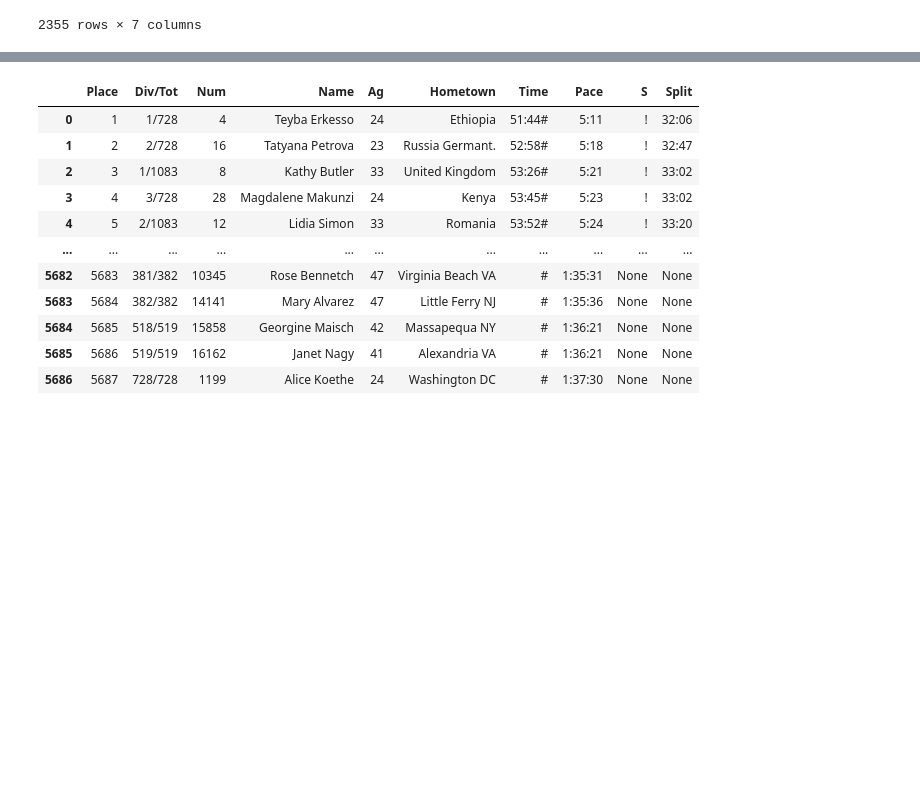
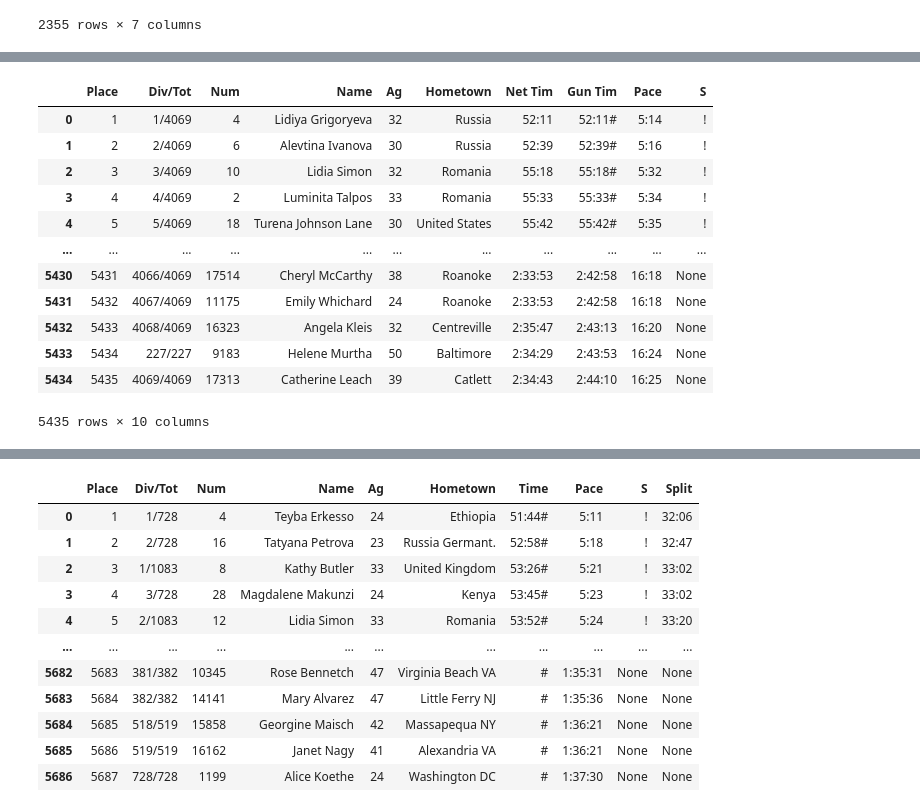
Before and after one commit to mjwolfe91/QTW-CaseStudy2, a Jupyter notebook: QTW_CaseStudy2.ipynb, the cells around one changed output, grey strips where cells are left out. Saved outputs shown, nothing was run; the diff lists cells and outputs as text; code cells hidden in the pictures; blank space fills up the shorter version.

```diff
--- a/QTW_CaseStudy2.ipynb
+++ b/QTW_CaseStudy2.ipynb
@@ -412,0 +642,40 @@ UnicodeDecodeError: 'utf-8' codec can't decode byte 0xe9 in position 825609: inv
+# %%
+import urllib.request
+from bs4 import BeautifulSoup
+import pandas as pd
+import re
+
+def scrape2006(URL):
+    response = urllib.request.urlopen(URL)
+    html = response.read().decode('utf-8')
+    soup = BeautifulSoup(html, "lxml")
+    table = soup.find("pre").find(text=True)
+    raw_rows = [x.strip() for x in table.split('\n')]
+    table_cols = raw_rows[6].split()
+    table_cols[6] = table_cols[6] + ' ' + table_cols[7]
+    table_cols[8] = table_cols[8] + ' ' + table_cols[9]
+    table_cols.remove("Tim")
+    table_cols.remove("Tim")
+    parsed_rows = []
+    for row in raw_rows[8:(8+5435)]:
+        parsed = re.split(r'\s{2,}|(?<=[0-9])\s', row)
+        parsed_rows.append(parsed)
+    df = pd.DataFrame(parsed_rows, columns = table_cols)
+    return df
+
+f2006 = scrape2006(f_urls[7])
+f2006
+# %% [output]
+|  | Place | Div/Tot | Num | Name | Ag | Hometown | Net Tim | Gun Tim | Pace | S |
+| 0 | 1 | 1/4069 | 4 | Lidiya Grigoryeva | 32 | Russia | 52:11 | 52:11# | 5:14 | ! |
+| 1 | 2 | 2/4069 | 6 | Alevtina Ivanova | 30 | Russia | 52:39 | 52:39# | 5:16 | ! |
+| 2 | 3 | 3/4069 | 10 | Lidia Simon | 32 | Romania | 55:18 | 55:18# | 5:32 | ! |
+| 3 | 4 | 4/4069 | 2 | Luminita Talpos | 33 | Romania | 55:33 | 55:33# | 5:34 | ! |
+| 4 | 5 | 5/4069 | 18 | Turena Johnson Lane | 30 | United States | 55:42 | 55:42# | 5:35 | ! |
+| ... | ... | ... | ... | ... | ... | ... | ... | ... | ... | ... |
+| 5430 | 5431 | 4066/4069 | 17514 | Cheryl McCarthy | 38 | Roanoke | 2:33:53 | 2:42:58 | 16:18 | None |
+| 5431 | 5432 | 4067/4069 | 11175 | Emily Whichard | 24 | Roanoke | 2:33:53 | 2:42:58 | 16:18 | None |
+| 5432 | 5433 | 4068/4069 | 16323 | Angela Kleis | 32 | Centreville | 2:35:47 | 2:43:13 | 16:20 | None |
+| 5433 | 5434 | 227/227 | 9183 | Helene Murtha | 50 | Baltimore | 2:34:29 | 2:43:53 | 16:24 | None |
+| 5434 | 5435 | 4069/4069 | 17313 | Catherine Leach | 39 | Catlett | 2:34:43 | 2:44:10 | 16:25 | None |
+5435 rows × 10 columns
```
Also changed, not shown: parts of 32 cells of this notebook.
